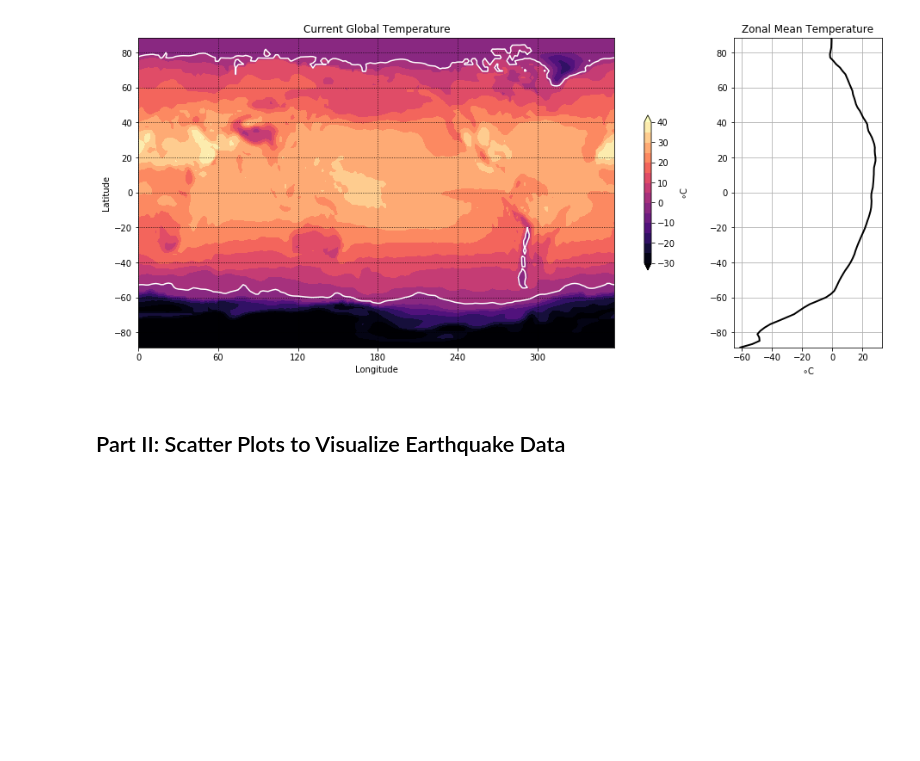
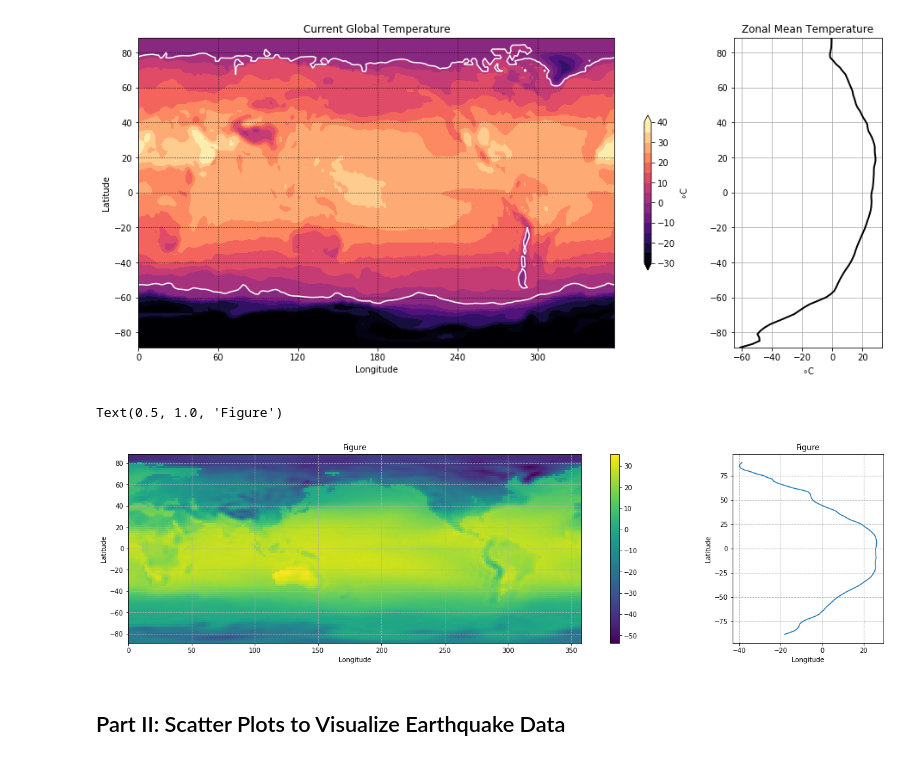
Before and after one commit to AlePol27/2022_ML_Earth_Env_Sci, a Jupyter notebook: Lab_Notebooks/S1_3_Matplotlib.ipynb, the cells around one changed output. Drawn from its saved outputs; the diff is of its cells as text; code cells hidden in the pictures; blank space fills up the shorter version.

```diff
--- a/Lab_Notebooks/S1_3_Matplotlib.ipynb
+++ b/Lab_Notebooks/S1_3_Matplotlib.ipynb
@@ -478,3 +476,26 @@ Hint 5: Don't spend too too much time making your figure perfect as there is sti
+# %%
+# Replicate the figure here
+fig, axes = plt.subplots(ncols=2, figsize=(8, 4))
+
+axes[0] = fig.add_axes([0, 0, 1.5, 1])
+axes[1] = fig.add_axes([1.6, 0, 0.4, 1])
+pc0 = axes[0].pcolormesh(lon, lat, temp)
+axes[0].grid(linestyle='--')
+fig.colorbar(pc0, ax=axes[0])
+axes[0].set_xlabel('Longitude')
+axes[0].set_ylabel('Latitude')
+axes[0].set_title(r'Figure')
+
+import numpy as np
+T_mean = np.nanmean(temp, axis=1)
+axes[1].plot(T_mean, lat)
+axes[1].grid(linestyle='--')
+axes[1].set_xlabel('Longitude')
+axes[1].set_ylabel('Latitude')
+axes[1].set_title(r'Figure')
+# %% [output]
+Text(0.5, 1.0, 'Figure')
+[figure, added]
 # %% [markdown]
 ## Part II: Scatter Plots to Visualize Earthquake Data
 # %% [markdown]
```
Also changed, not shown: parts of 4 cells of this notebook.
